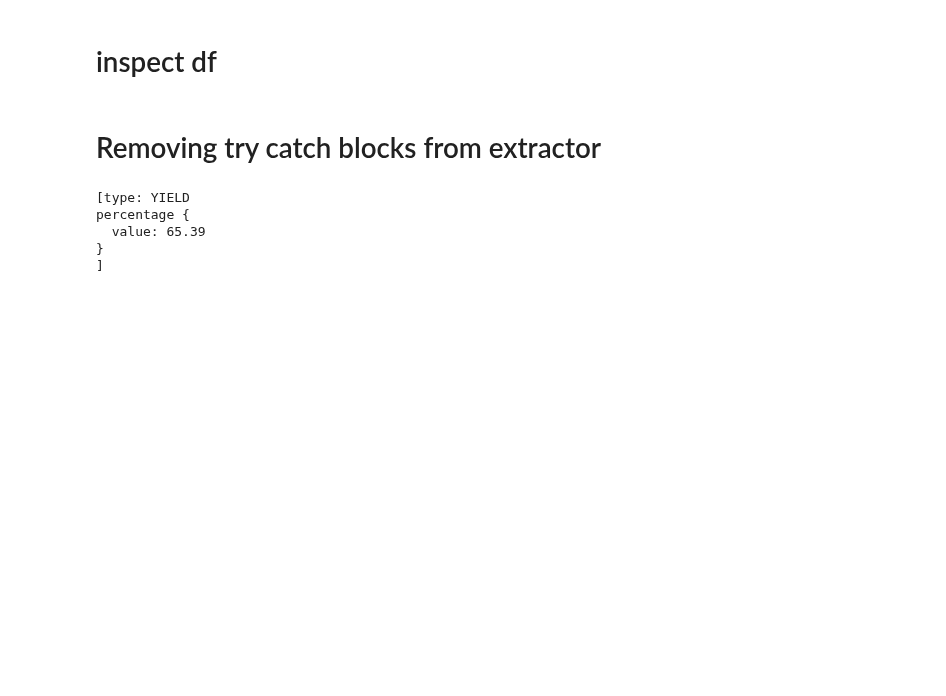
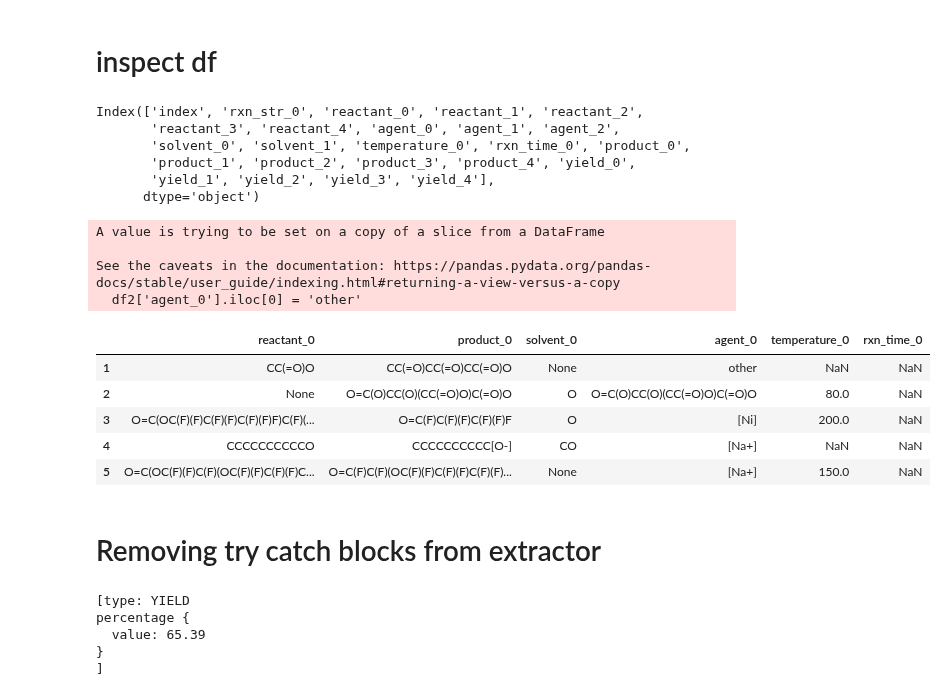
Before and after one commit to sustainable-processes/ORDerly, a Jupyter notebook: inspections.ipynb, the cells around one changed output. Drawn from its saved outputs; the diff is of its cells as text; code cells hidden in the pictures; blank space fills up the shorter version.

```diff
--- a/inspections.ipynb
+++ b/inspections.ipynb
@@ -3,3 +16,36 @@
+# %%
+import pandas as pd
+# read in data
+path = '/Users/dsw46/Library/CloudStorage/OneDrive-UniversityofCambridge/Datasets/orderly_defaults_data.parquet'
+
+df = pd.read_parquet(path)
+# %%
+df.columns
+# %% [output]
+Index(['index', 'rxn_str_0', 'reactant_0', 'reactant_1', 'reactant_2',
+       'reactant_3', 'reactant_4', 'agent_0', 'agent_1', 'agent_2',
+       'solvent_0', 'solvent_1', 'temperature_0', 'rxn_time_0', 'product_0',
+       'product_1', 'product_2', 'product_3', 'product_4', 'yield_0',
+       'yield_1', 'yield_2', 'yield_3', 'yield_4'],
+      dtype='object')
+# %%
+df2 = df[['reactant_0', 'product_0', 'solvent_0', 'agent_0', 'temperature_0', 'rxn_time_0']].iloc[1:6].copy()
+# %%
+df2['agent_0'].iloc[0] = 'other'
+# %% [output]
+A value is trying to be set on a copy of a slice from a DataFrame
+
+See the caveats in the documentation: https://pandas.pydata.org/pandas-docs/stable/user_guide/indexing.html#returning-a-view-versus-a-copy
+  df2['agent_0'].iloc[0] = 'other'
+# %%
+df2
+# %% [output]
+|  | reactant_0 | product_0 | solvent_0 | agent_0 | temperature_0 | rxn_time_0 |
+| 1 | CC(=O)O | CC(=O)CC(=O)CC(=O)O | None | other | NaN | NaN |
+| 2 | None | O=C(O)CC(O)(CC(=O)O)C(=O)O | O | O=C(O)CC(O)(CC(=O)O)C(=O)O | 80.0 | NaN |
+| 3 | O=C(OC(F)(F)C(F)(F)C(F)(F)F)C(F)(... | O=C(F)C(F)(F)C(F)(F)F | O | [Ni] | 200.0 | NaN |
+| 4 | CCCCCCCCCCO | CCCCCCCCCC[O-] | CO | [Na+] | NaN | NaN |
+| 5 | O=C(OC(F)(F)C(F)(OC(F)(F)C(F)(F)C... | O=C(F)C(F)(OC(F)(F)C(F)(F)C(F)(F)... | None | [Na+] | 150.0 | NaN |
 # %% [markdown]
 # Removing try catch blocks from extractor
 # %%
```
Also changed, not shown: parts of 2 cells of this notebook, 21 other files.
